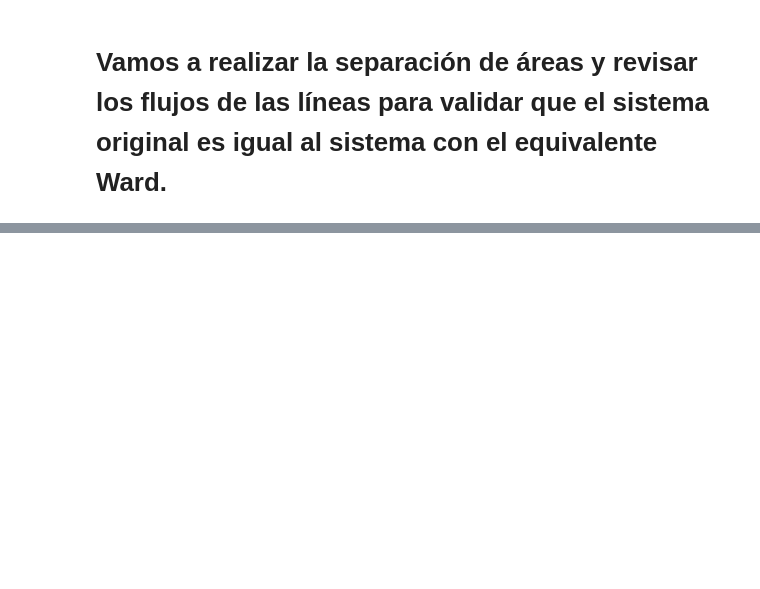
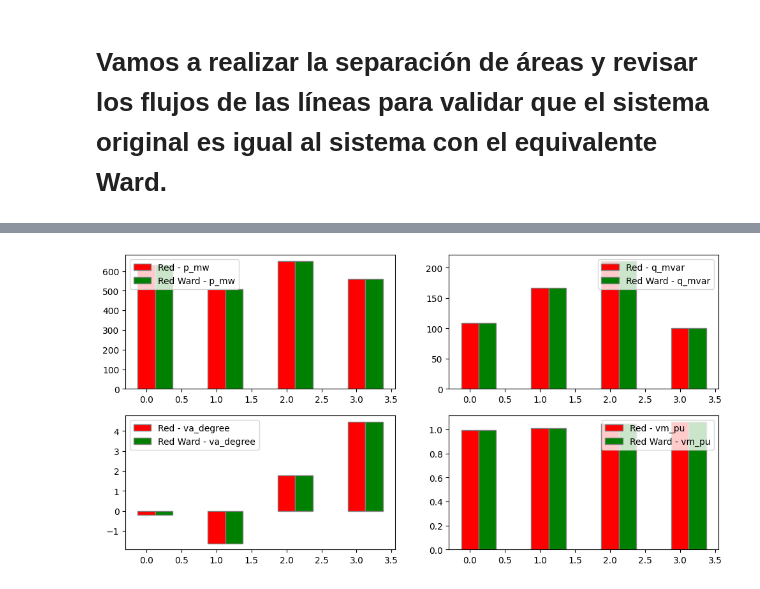
Before and after one commit to nensanc/PowerSystem, a Jupyter notebook: example_sep_3.ipynb, the cells around one changed output, grey strips where cells are left out. Saved outputs shown, nothing was run; the diff lists cells and outputs as text; code cells hidden in the pictures; blank space fills up the shorter version.

```diff
--- a/example_sep_3.ipynb
+++ b/example_sep_3.ipynb
@@ -163,0 +148,19 @@ display(net.res_gen)
+# %%
+# Resultados de los valores de los generadores
+
+res_1, res_eq_1 = get_equialy(net.res_gen, net_eq.res_gen, 'p_mw')
+res_2, res_eq_2 = get_equialy(net.res_gen, net_eq.res_gen, 'q_mvar')
+res_3, res_eq_3 = get_equialy(net.res_gen, net_eq.res_gen, 'va_degree')
+res_4, res_eq_4 = get_equialy(net.res_gen, net_eq.res_gen, 'vm_pu')
+
+datos = [
+    [
+        [res_1, res_eq_1, 'p_mw'], [res_2, res_eq_2, 'q_mvar']
+    ],
+    [
+        [res_3, res_eq_3, 'va_degree'], [res_4, res_eq_4, 'vm_pu']
+    ]
+]
+create_graph(datos, (12,6))
+# %% [output]
+[figure, added]
```
Also changed, not shown: parts of 13 cells of this notebook, 2 other files.
